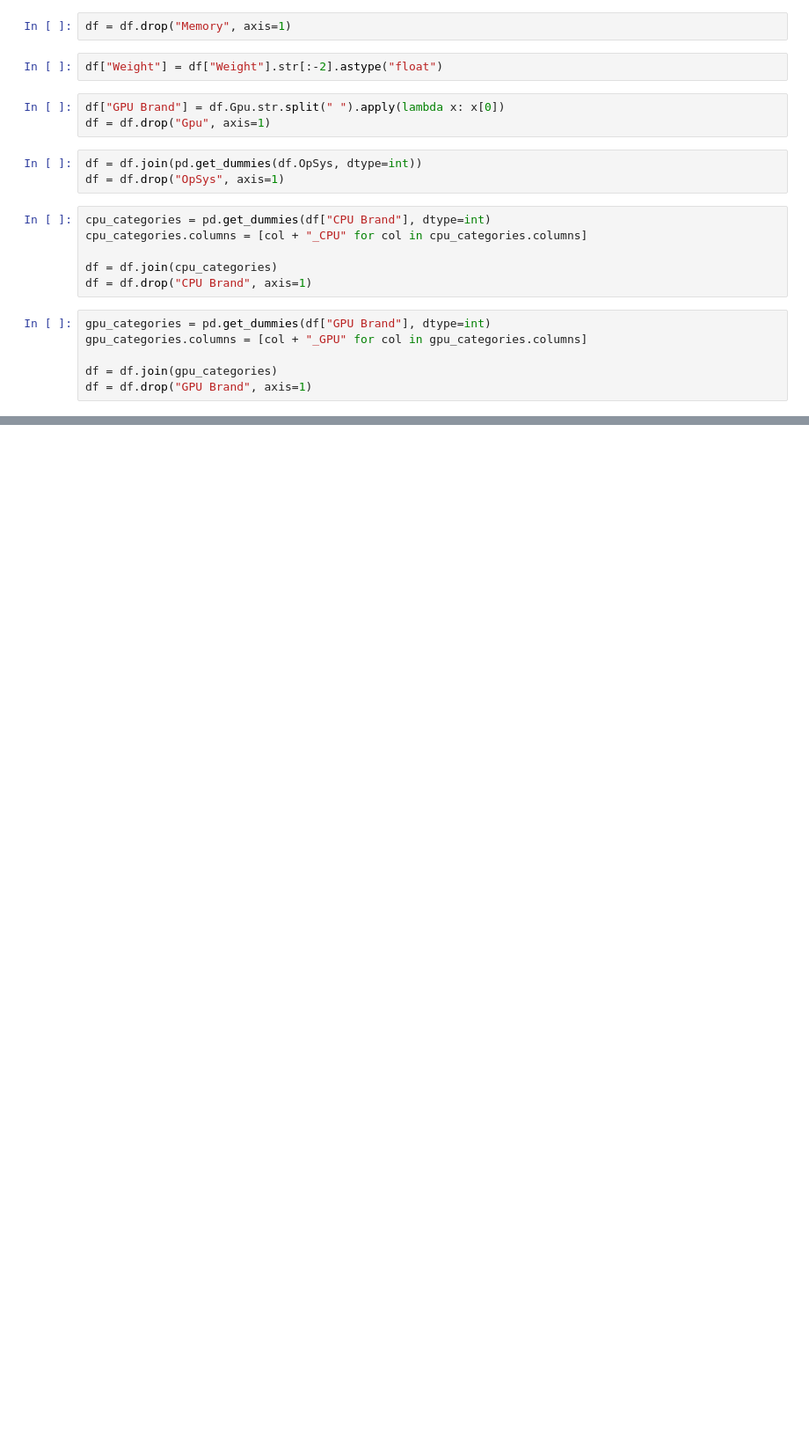
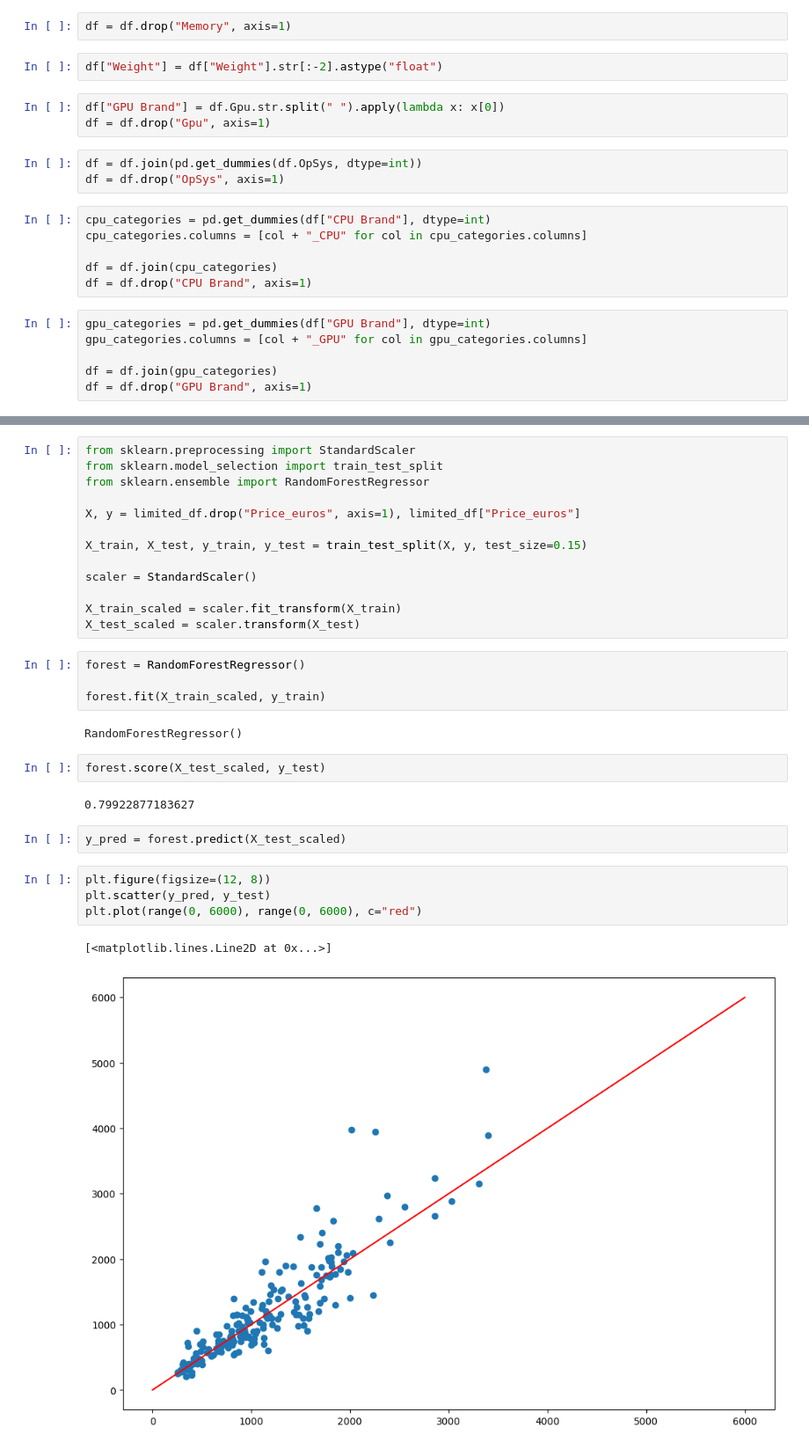
Before and after one commit to EnricoMontova/predicao_de_precos, a Jupyter notebook: projeto-cosmo/Untitled.ipynb, the cells around one changed output, grey strips where cells are left out. Shown at 88% size. Drawn from its saved outputs; the diff is of its cells as text; blank space fills up the shorter version.

```diff
--- a/projeto-cosmo/Untitled.ipynb
+++ b/projeto-cosmo/Untitled.ipynb
@@ -93,0 +152,32 @@ df.corr()
+# %%
+from sklearn.preprocessing import StandardScaler
+from sklearn.model_selection import train_test_split
+from sklearn.ensemble import RandomForestRegressor
+
+X, y = limited_df.drop("Price_euros", axis=1), limited_df["Price_euros"]
+
+X_train, X_test, y_train, y_test = train_test_split(X, y, test_size=0.15)
+
+scaler = StandardScaler()
+
+X_train_scaled = scaler.fit_transform(X_train)
+X_test_scaled = scaler.transform(X_test)
+# %%
+forest = RandomForestRegressor()
+
+forest.fit(X_train_scaled, y_train)
+# %% [output]
+RandomForestRegressor()
+# %%
+forest.score(X_test_scaled, y_test)
+# %% [output]
+0.79922877183627
+# %%
+y_pred = forest.predict(X_test_scaled)
+# %%
+plt.figure(figsize=(12, 8))
+plt.scatter(y_pred, y_test)
+plt.plot(range(0, 6000), range(0, 6000), c="red")
+# %% [output]
+[<matplotlib.lines.Line2D at 0x...>]
+[figure, added]
```
Also changed, not shown: parts of 13 cells of this notebook.
